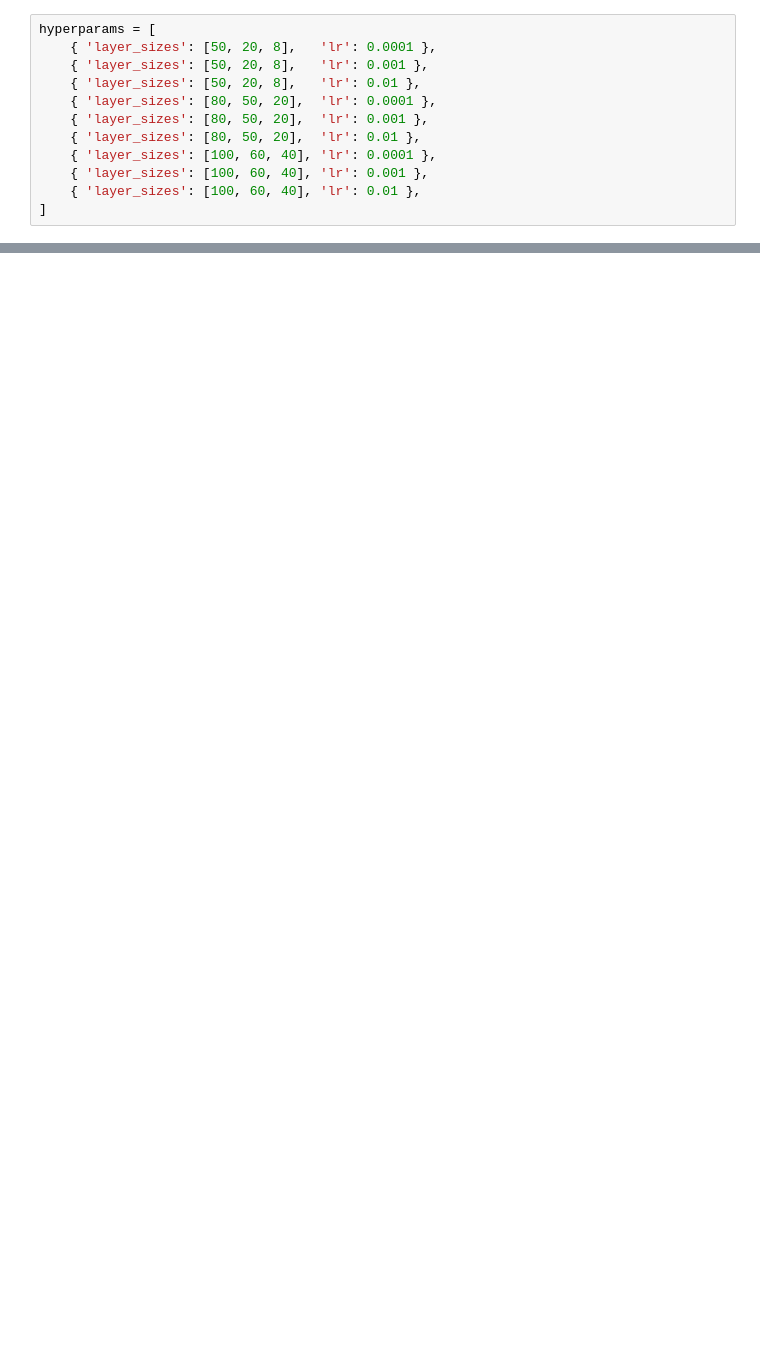
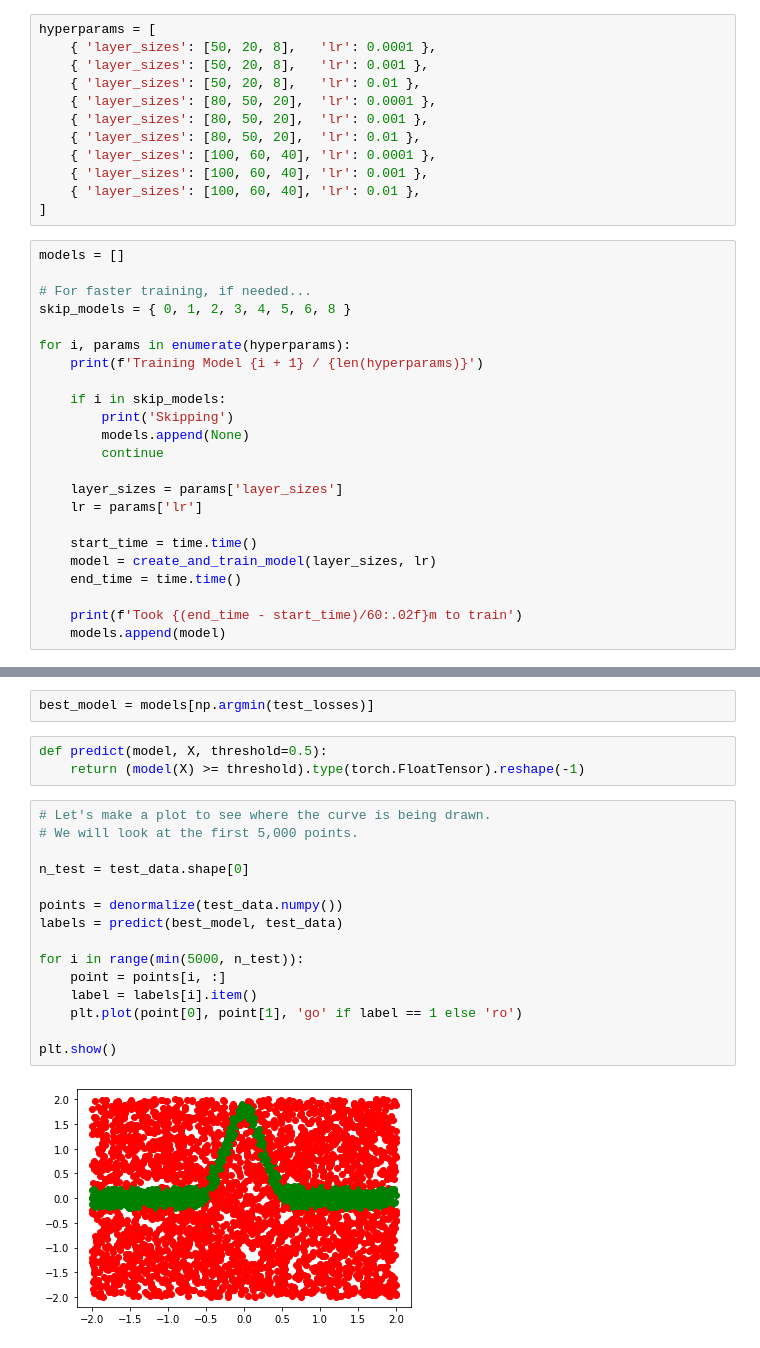
Before and after one commit to brenmcnamara/ML, a Jupyter notebook: projects/002/Torch.ipynb, the cells around one changed output, grey strips where cells are left out. Cells and saved outputs as stored; diff of their text form; blank space fills up the shorter version.

```diff
--- a/projects/002/Torch.ipynb
+++ b/projects/002/Torch.ipynb
@@ -204,3 +220,26 @@ hyperparams = [
     { 'layer_sizes': [100, 60, 40], 'lr': 0.001 },
     { 'layer_sizes': [100, 60, 40], 'lr': 0.01 },
 ]
+# %%
+models = []
+
+# For faster training, if needed...
+skip_models = { 0, 1, 2, 3, 4, 5, 6, 8 }
+
+for i, params in enumerate(hyperparams):
+    print(f'Training Model {i + 1} / {len(hyperparams)}')
+
+    if i in skip_models:
+        print('Skipping')
+        models.append(None)
+        continue
+
+    layer_sizes = params['layer_sizes']
+    lr = params['lr']
+
+    start_time = time.time()
+    model = create_and_train_model(layer_sizes, lr)
+    end_time = time.time()
+
+    print(f'Took {(end_time - start_time)/60:.02f}m to train')
+    models.append(model)
@@ -206,0 +294,22 @@ hyperparams = [
+# %%
+best_model = models[np.argmin(test_losses)]
+# %%
+def predict(model, X, threshold=0.5):
+    return (model(X) >= threshold).type(torch.FloatTensor).reshape(-1)
+# %%
+# Let's make a plot to see where the curve is being drawn.
+# We will look at the first 5,000 points.
+
+n_test = test_data.shape[0]
+
+points = denormalize(test_data.numpy())
+labels = predict(best_model, test_data)
+
+for i in range(min(5000, n_test)):
+    point = points[i, :]
+    label = labels[i].item()
+    plt.plot(point[0], point[1], 'go' if label == 1 else 'ro')
+
+plt.show()
+# %% [output]
+[figure, added]
```
Also changed, not shown: parts of 12 cells of this notebook.
